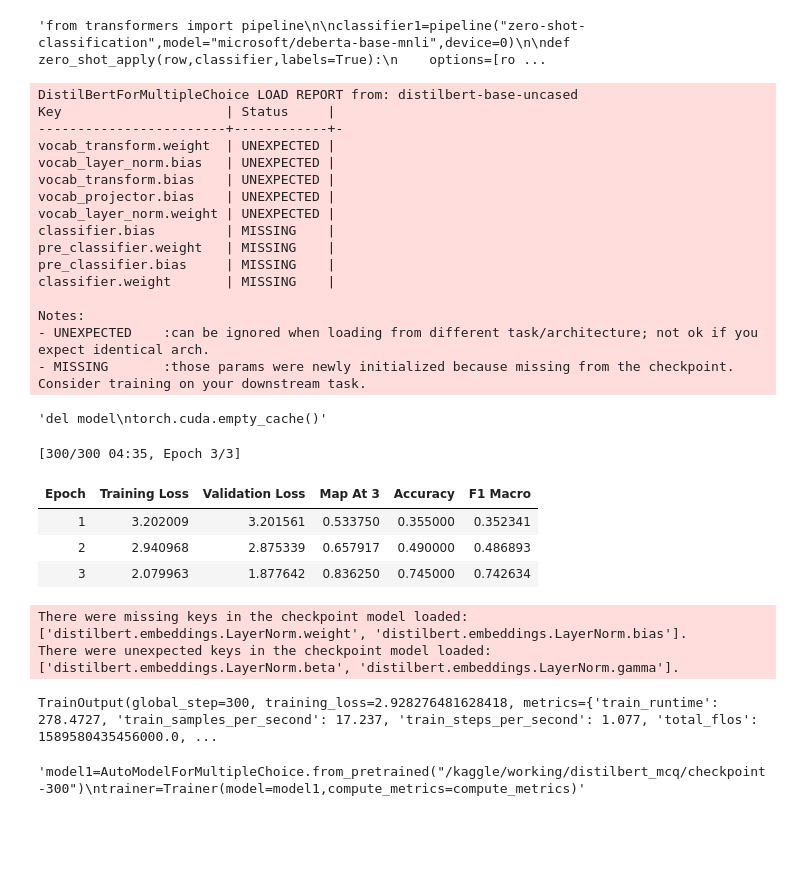
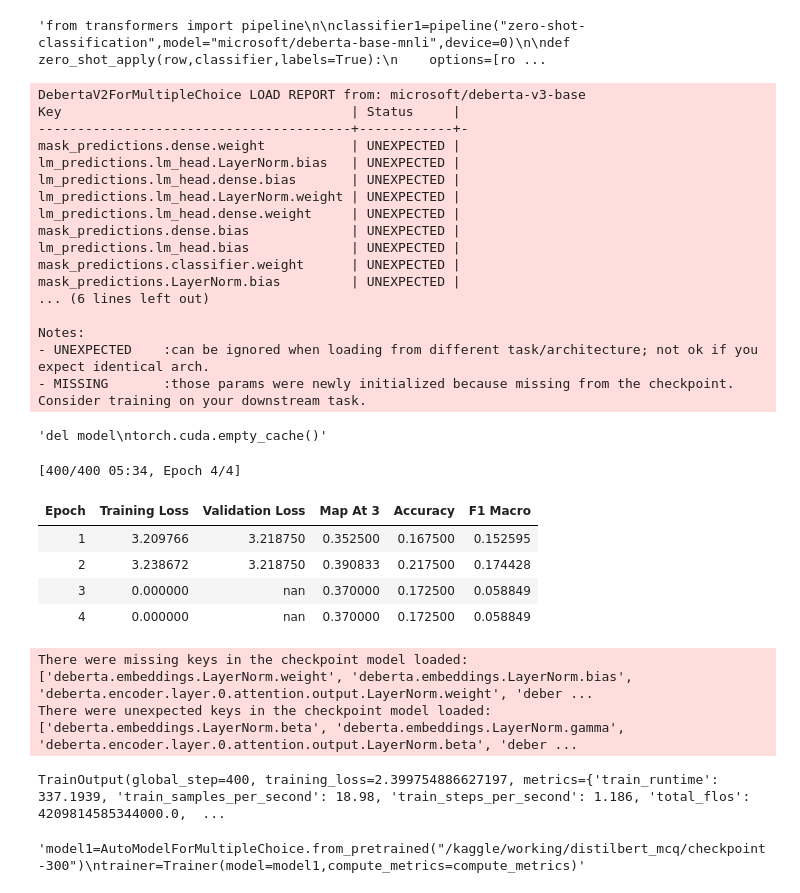
Before and after one commit to chay123-crypto/mcq-solver-transformers, a Jupyter notebook: DL-24f2002314-notebook-t22026.ipynb, the cells around one changed output. Saved outputs shown, nothing was run; the diff lists cells and outputs as text; code cells hidden in the pictures; blank space fills up the shorter version.

```diff
--- a/DL-24f2002314-notebook-t22026.ipynb
+++ b/DL-24f2002314-notebook-t22026.ipynb
@@ -602,7 +602,7 @@ val_dataset=Dataset.from_pandas(x_v.reset_index(drop=True))
 from transformers import AutoModelForMultipleChoice,AutoTokenizer,TrainingArguments,Trainer
 import torch
 
-model_name="distilbert-base-uncased"
+model_name="microsoft/deberta-v3-base"
 tokeniser=AutoTokenizer.from_pretrained(model_name)
 model=AutoModelForMultipleChoice.from_pretrained(model_name,ignore_mismatched_sizes=True)
 
@@ -621,18 +621,19 @@ def preprocessing(data):
 processed_train=train_dataset.map(preprocessing,batched=True,remove_columns=train_dataset.column_names)
 processed_val=val_dataset.map(preprocessing,batched=True,remove_columns=val_dataset.column_names)
 # %% [output]
-DistilBertForMultipleChoice LOAD REPORT from: distilbert-base-uncased
-Key                     | Status     |
-------------------------+------------+-
-vocab_transform.weight  | UNEXPECTED |
-vocab_layer_norm.bias   | UNEXPECTED |
-vocab_transform.bias    | UNEXPECTED |
-vocab_projector.bias    | UNEXPECTED |
-vocab_layer_norm.weight | UNEXPECTED |
-classifier.bias         | MISSING    |
-pre_classifier.weight   | MISSING    |
-pre_classifier.bias     | MISSING    |
-classifier.weight       | MISSING    |
+DebertaV2ForMultipleChoice LOAD REPORT from: microsoft/deberta-v3-base
+Key                                     | Status     |
+----------------------------------------+------------+-
+mask_predictions.dense.weight           | UNEXPECTED |
+lm_predictions.lm_head.LayerNorm.bias   | UNEXPECTED |
+lm_predictions.lm_head.dense.bias       | UNEXPECTED |
+lm_predictions.lm_head.LayerNorm.weight | UNEXPECTED |
+lm_predictions.lm_head.dense.weight     | UNEXPECTED |
+mask_predictions.dense.bias             | UNEXPECTED |
+lm_predictions.lm_head.bias             | UNEXPECTED |
+mask_predictions.classifier.weight      | UNEXPECTED |
+mask_predictions.LayerNorm.bias         | UNEXPECTED |
+... (6 lines left out)
 
 Notes:
 - UNEXPECTED    :can be ignored when loading from different task/architecture; not ok if you expect identical arch.
@@ -656,21 +657,22 @@ torch.cuda.empty_cache()"""
 # %%
 processed_train.set_format(type="torch",columns=["input_ids","attention_mask","label"])
 processed_val.set_format(type="torch",columns=["input_ids","attention_mask","label"])
 
-train_args=TrainingArguments(output_dir="./distilbert_mcq",learning_rate=2e-5,eval_strategy="epoch",save_strategy="epoch",num_train_epochs=3,warmup_steps=500,remove_unused_columns=False,max_grad_norm=1.0,
+train_args=TrainingArguments(output_dir="./distilbert_mcq",learning_rate=2e-5,eval_strategy="epoch",save_strategy="epoch",num_train_epochs=4,warmup_steps=500,remove_unused_columns=False,max_grad_norm=1.0,
                              fp16=False,weight_decay=0.01,logging_steps=10,metric_for_best_model="map_at_3",per_device_train_batch_size=8,per_device_eval_batch_size=8,load_best_model_at_end=True)
 
 trainer=Trainer(model=model,args=train_args,train_dataset=processed_train,eval_dataset=processed_val,compute_metrics=compute_metrics)
 trainer.train()
 # %% [output]
-[300/300 04:35, Epoch 3/3]
+[400/400 05:34, Epoch 4/4]
 | Epoch | Training Loss | Validation Loss | Map At 3 | Accuracy | F1 Macro |
-| 1 | 3.202009 | 3.201561 | 0.533750 | 0.355000 | 0.352341 |
-| 2 | 2.940968 | 2.875339 | 0.657917 | 0.490000 | 0.486893 |
-| 3 | 2.079963 | 1.877642 | 0.836250 | 0.745000 | 0.742634 |
+| 1 | 3.209766 | 3.218750 | 0.352500 | 0.167500 | 0.152595 |
+| 2 | 3.238672 | 3.218750 | 0.390833 | 0.217500 | 0.174428 |
+| 3 | 0.000000 | nan | 0.370000 | 0.172500 | 0.058849 |
+| 4 | 0.000000 | nan | 0.370000 | 0.172500 | 0.058849 |
-There were missing keys in the checkpoint model loaded: ['distilbert.embeddings.LayerNorm.weight', 'distilbert.embeddings.LayerNorm.bias'].
-There were unexpected keys in the checkpoint model loaded: ['distilbert.embeddings.LayerNorm.beta', 'distilbert.embeddings.LayerNorm.gamma'].
+There were missing keys in the checkpoint model loaded: ['deberta.embeddings.LayerNorm.weight', 'deberta.embeddings.LayerNorm.bias', 'deberta.encoder.layer.0.attention.output.LayerNorm.weight', 'deber ...
+There were unexpected keys in the checkpoint model loaded: ['deberta.embeddings.LayerNorm.beta', 'deberta.embeddings.LayerNorm.gamma', 'deberta.encoder.layer.0.attention.output.LayerNorm.beta', 'deber ...
-TrainOutput(global_step=300, training_loss=2.928276481628418, metrics={'train_runtime': 278.4727, 'train_samples_per_second': 17.237, 'train_steps_per_second': 1.077, 'total_flos': 1589580435456000.0, ...
+TrainOutput(global_step=400, training_loss=2.399754886627197, metrics={'train_runtime': 337.1939, 'train_samples_per_second': 18.98, 'train_steps_per_second': 1.186, 'total_flos': 4209814585344000.0,  ...
 # %%
 test=pd.read_csv("/kaggle/input/competitions/smart-mcq-solver-challenge/test.csv")
 test_dataset=Dataset.from_pandas(test)
```
Also changed, not shown: parts of 9 cells of this notebook.
